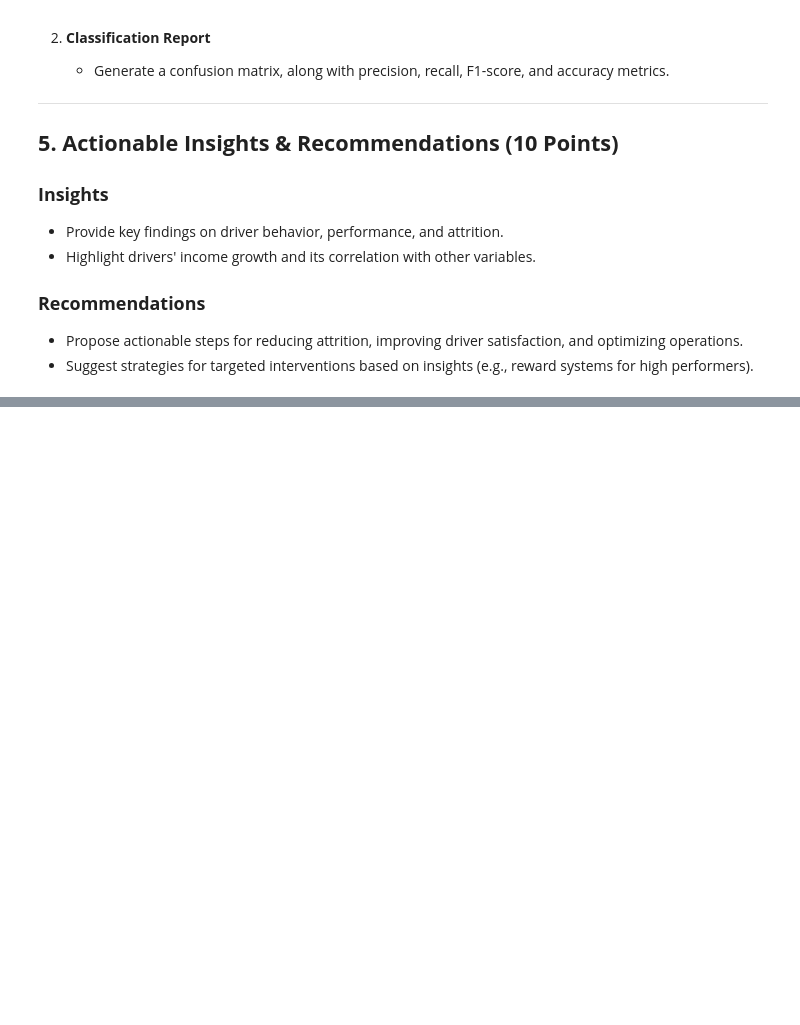
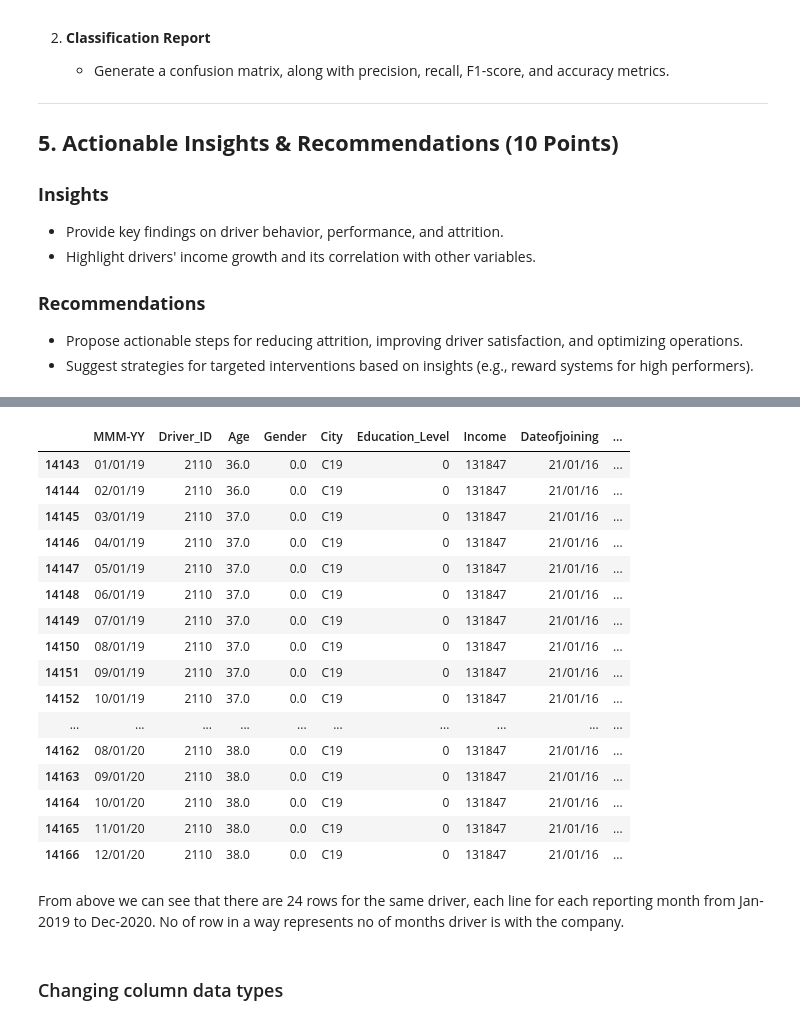
Before and after one commit to mayankbrn/9.10_Driver_churn_ensemble_learning, a Jupyter notebook: 10_Driver_churn_ensemble_learning.ipynb, the cells around one changed output, grey strips where cells are left out. Saved outputs shown, nothing was run; the diff lists cells and outputs as text; code cells hidden in the pictures; blank space fills up the shorter version.

Commit message:
done basing data cleaning, missing value treatment and dataframe aggregation

```diff
--- a/10_Driver_churn_ensemble_learning.ipynb
+++ b/10_Driver_churn_ensemble_learning.ipynb
@@ -218,0 +235,3 @@ The goal is to analyze the provided driver dataset to derive insights, predict d
+# %%
+df = pd.read_csv('10_ola_driver_scaler.csv')
+df.head()
@@ -220,0 +363,27 @@ The goal is to analyze the provided driver dataset to derive insights, predict d
+# %%
+#Dropping tge Unnamed column, since it is not useful further
+df.drop(columns = ['Unnamed: 0'], axis = 1, inplace = True)
+# %%
+df[df['Driver_ID']== 2110]
+# %% [output]
+|  | MMM-YY | Driver_ID | Age | Gender | City | Education_Level | Income | Dateofjoining | ... |
+| 14143 | 01/01/19 | 2110 | 36.0 | 0.0 | C19 | 0 | 131847 | 21/01/16 | ... |
+| 14144 | 02/01/19 | 2110 | 36.0 | 0.0 | C19 | 0 | 131847 | 21/01/16 | ... |
+| 14145 | 03/01/19 | 2110 | 37.0 | 0.0 | C19 | 0 | 131847 | 21/01/16 | ... |
+| 14146 | 04/01/19 | 2110 | 37.0 | 0.0 | C19 | 0 | 131847 | 21/01/16 | ... |
+| 14147 | 05/01/19 | 2110 | 37.0 | 0.0 | C19 | 0 | 131847 | 21/01/16 | ... |
+| 14148 | 06/01/19 | 2110 | 37.0 | 0.0 | C19 | 0 | 131847 | 21/01/16 | ... |
+| 14149 | 07/01/19 | 2110 | 37.0 | 0.0 | C19 | 0 | 131847 | 21/01/16 | ... |
+| 14150 | 08/01/19 | 2110 | 37.0 | 0.0 | C19 | 0 | 131847 | 21/01/16 | ... |
+| 14151 | 09/01/19 | 2110 | 37.0 | 0.0 | C19 | 0 | 131847 | 21/01/16 | ... |
+| 14152 | 10/01/19 | 2110 | 37.0 | 0.0 | C19 | 0 | 131847 | 21/01/16 | ... |
+| ... | ... | ... | ... | ... | ... | ... | ... | ... | ... |
+| 14162 | 08/01/20 | 2110 | 38.0 | 0.0 | C19 | 0 | 131847 | 21/01/16 | ... |
+| 14163 | 09/01/20 | 2110 | 38.0 | 0.0 | C19 | 0 | 131847 | 21/01/16 | ... |
+| 14164 | 10/01/20 | 2110 | 38.0 | 0.0 | C19 | 0 | 131847 | 21/01/16 | ... |
+| 14165 | 11/01/20 | 2110 | 38.0 | 0.0 | C19 | 0 | 131847 | 21/01/16 | ... |
+| 14166 | 12/01/20 | 2110 | 38.0 | 0.0 | C19 | 0 | 131847 | 21/01/16 | ... |
+# %% [markdown]
+From above we can see that there are 24 rows for the same driver, each line for each reporting month from Jan-2019 to Dec-2020. No of row in a way represents no of months driver is with the company.
+# %% [markdown]
+### Changing column data types
```
Also changed, not shown: parts of 32 cells of this notebook.
